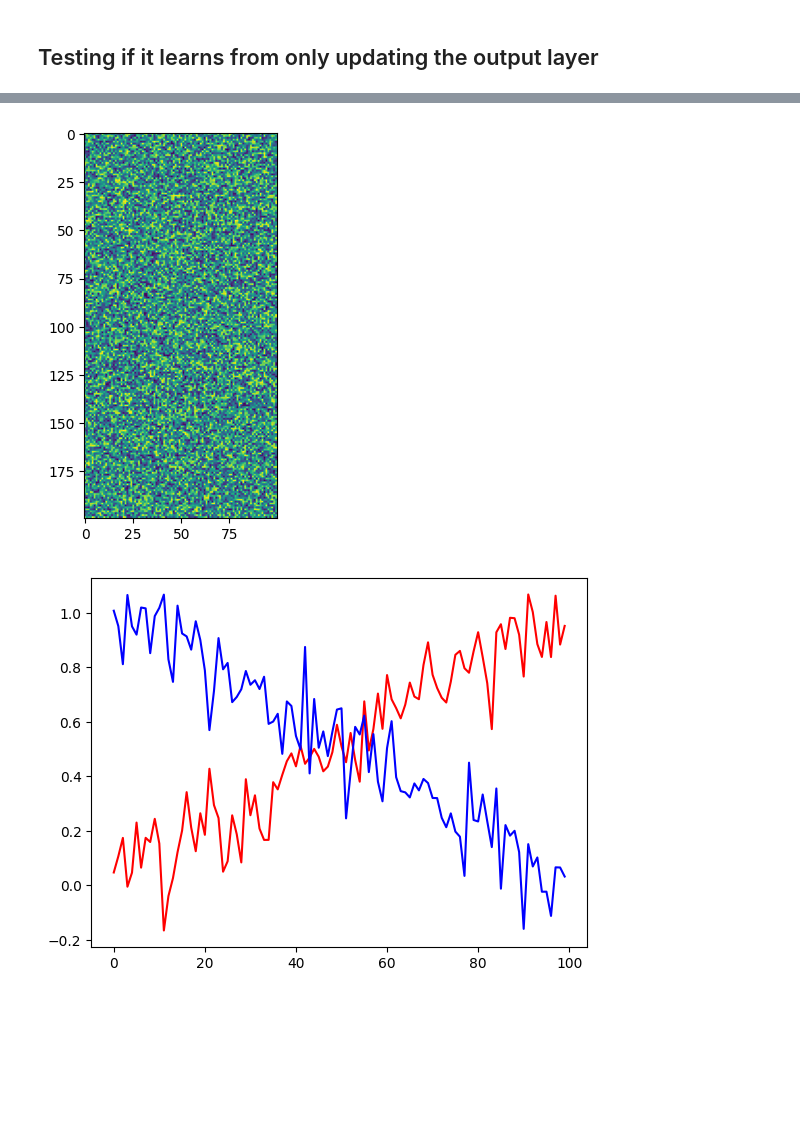
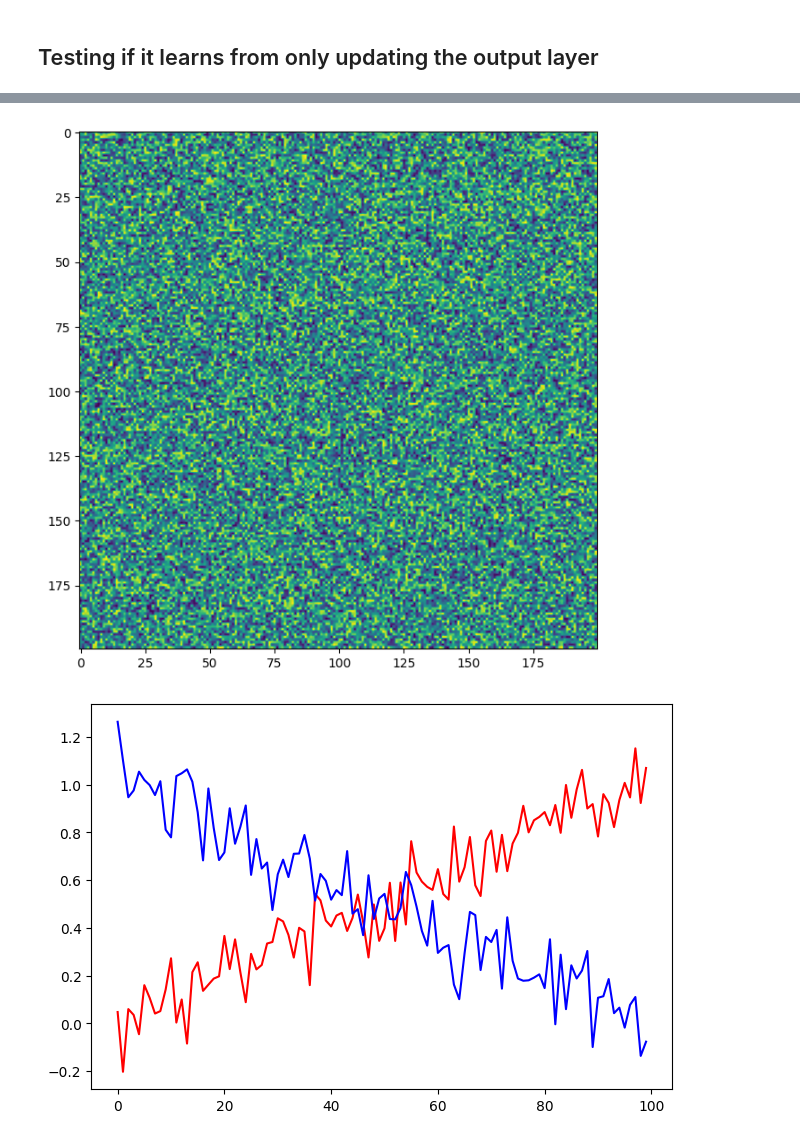
Before and after one commit to magnushelliesen/neural-network, a Jupyter notebook: neural-network.ipynb, the cells around one changed output, grey strips where cells are left out. Drawn from its saved outputs; the diff is of its cells as text; code cells hidden in the pictures; blank space fills up the shorter version.

Commit message:
Some new attributes and plots

```diff
--- a/neural-network.ipynb
+++ b/neural-network.ipynb
@@ -12,3 +10,6 @@ nn = NeuralNetwork(100, 200, 1, 2)
+# %%
+# We set up a neural network with two hidden layers
+nn = NeuralNetwork(100, 200, 2, 2)
 # %% [markdown]
 ## Testing if it learns from only updating the output layer
 # %%
@@ -27,10 +32,10 @@ array([0.54747464, 0.45252536])
 # %%
 # Heatmap of weights between hidden layer before training
-plt.figure(figsize=(5, 5))
-plt.imshow(nn.weights0[0])
+plt.figure(figsize=(7.5, 7.5))
+plt.imshow(nn.weights0[1])
 plt.show()
 # %% [output]
-[figure, old version]
+[figure, new version]
 # %%
 # Making two types of data with some noise
 type1_data = [[array1+np.random.normal(size=100)/10, np.array([1, 0])] for _ in range(250)]
@@ -44,9 +44,9 @@ data = [[(x[0]-mean)/stddev, x[1]] for x in data]
 # %%
 # How the two data types look
-plt.figure()
+plt.figure(figsize=(7.5, 5))
 plt.plot(type1_data[0][0], 'r')
 plt.plot(type2_data[0][0], 'b')
 plt.show()
 # %% [output]
-[figure, old version]
+[figure, new version]
 # %%
```
Also changed, not shown: parts of 12 cells of this notebook, 1 other file.
